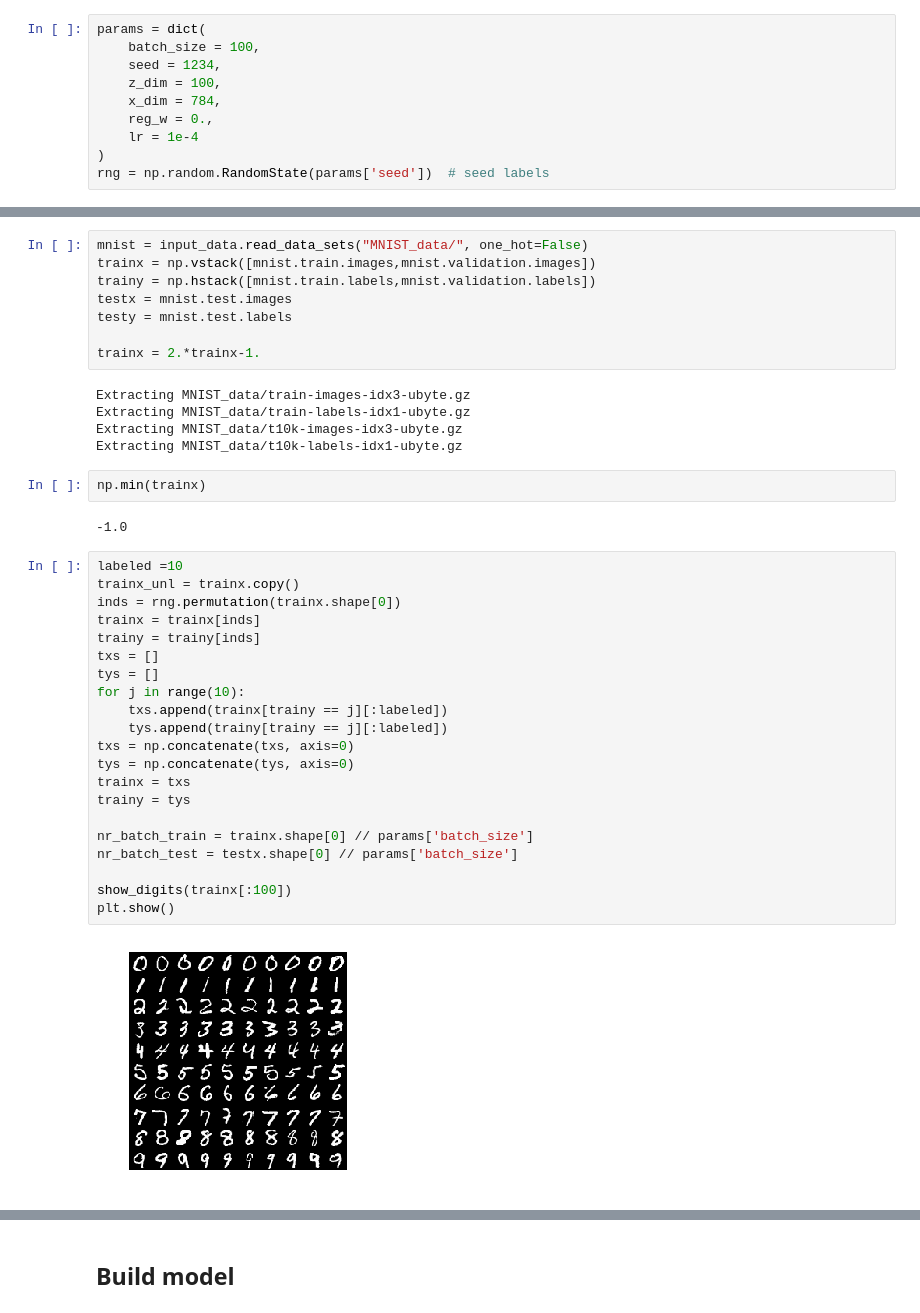
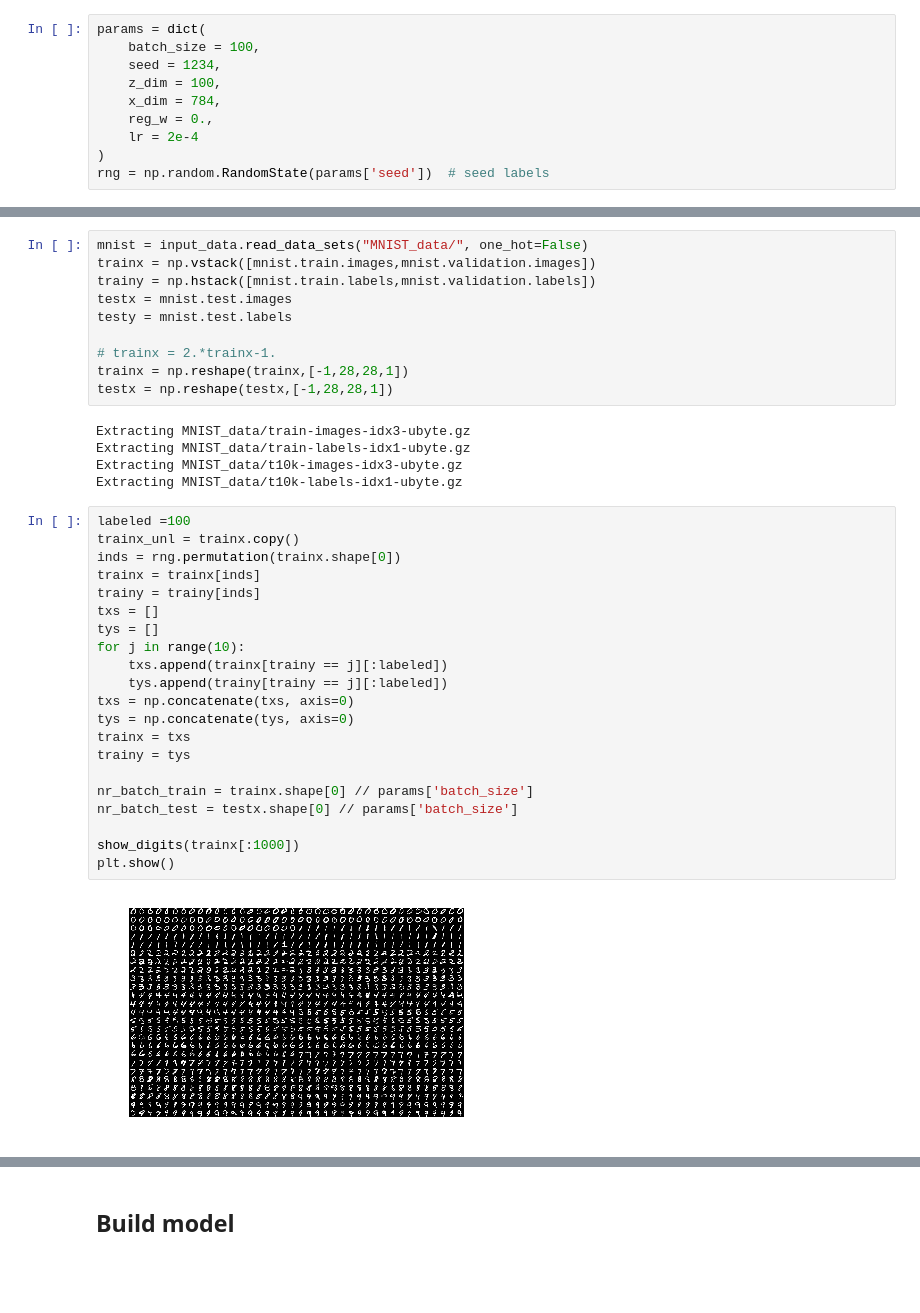
Before and after one commit to bruno-31/toy_ssl, a Jupyter notebook: mnist_experiments.ipynb, the cells around one changed output, grey strips where cells are left out. Saved outputs shown, nothing was run; the diff lists cells and outputs as text; blank space fills up the shorter version.

```diff
--- a/mnist_experiments.ipynb
+++ b/mnist_experiments.ipynb
@@ -16,7 +18,7 @@ params = dict(
     z_dim = 100,
     x_dim = 784,
     reg_w = 0.,
-    lr = 1e-4
+    lr = 2e-4
 )
 rng = np.random.RandomState(params['seed'])  # seed labels
 # %% [markdown]
@@ -28,36 +30,34 @@ trainy = np.hstack([mnist.train.labels,mnist.validation.labels])
 testx = mnist.test.images
 testy = mnist.test.labels
 
-trainx = 2.*trainx-1.
+# trainx = 2.*trainx-1.
+trainx = np.reshape(trainx,[-1,28,28,1])
+testx = np.reshape(testx,[-1,28,28,1])
 # %% [output]
 Extracting MNIST_data/train-images-idx3-ubyte.gz
 Extracting MNIST_data/train-labels-idx1-ubyte.gz
 Extracting MNIST_data/t10k-images-idx3-ubyte.gz
 Extracting MNIST_data/t10k-labels-idx1-ubyte.gz
-# %%
-np.min(trainx)
-# %% [output]
--1.0
 # %%
-labeled =10
+labeled =100
 trainx_unl = trainx.copy()
 inds = rng.permutation(trainx.shape[0])
 trainx = trainx[inds]
 trainy = trainy[inds]
 txs = []
 tys = []
 for j in range(10):
     txs.append(trainx[trainy == j][:labeled])
     tys.append(trainy[trainy == j][:labeled])
 txs = np.concatenate(txs, axis=0)
 tys = np.concatenate(tys, axis=0)
 trainx = txs
 trainy = tys
 
 nr_batch_train = trainx.shape[0] // params['batch_size']
 nr_batch_test = testx.shape[0] // params['batch_size']
 
-show_digits(trainx[:100])
+show_digits(trainx[:1000])
 plt.show()
 # %% [output]
-[figure, old version]
+[figure, new version]
```
Also changed, not shown: parts of 16 cells of this notebook, 4 other files.
